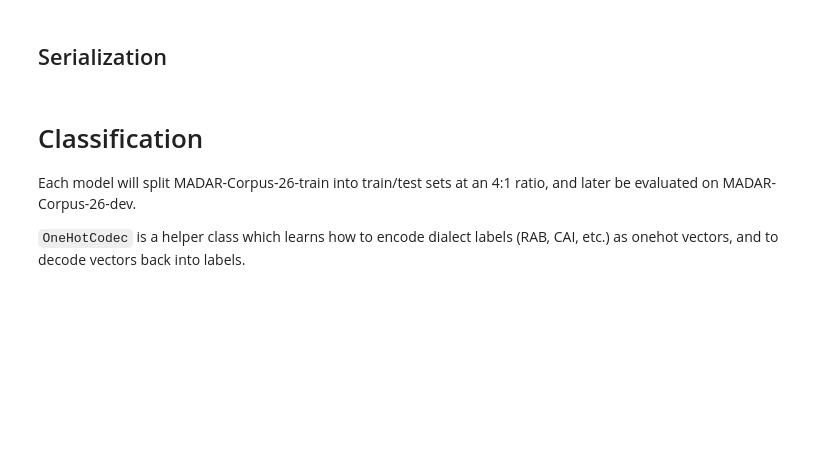
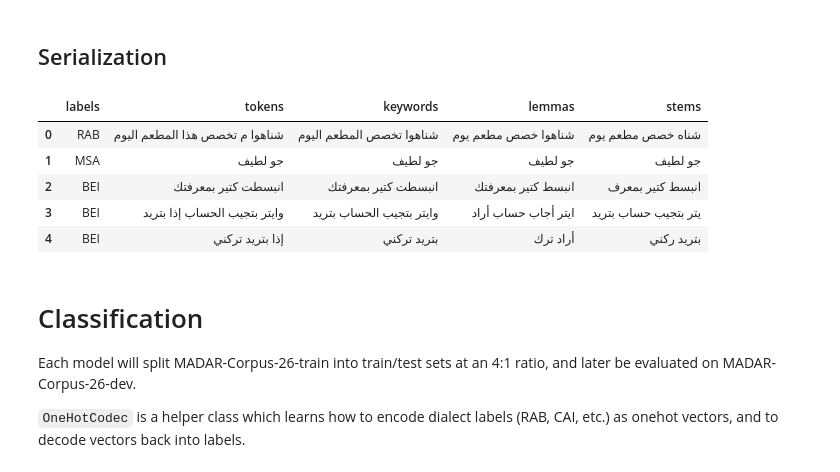
Before and after one commit to stephancurran/arabic-dialects, a Jupyter notebook: ArabicClassifier.ipynb, the cells around one changed output. Drawn from its saved outputs; the diff is of its cells as text; code cells hidden in the pictures; blank space fills up the shorter version.

```diff
--- a/ArabicClassifier.ipynb
+++ b/ArabicClassifier.ipynb
@@ -469,8 +465,18 @@ Total   53042   5908
 ## Serialization
 # %%
 for df in [data_train, data_dev]:
-    df.drop(columns=[H_PHRASES, H_TOKENS], inplace=True)
-    df[H_KEYWORDS] = df[H_KEYWORDS].apply(lambda token_list: " ".join(token_list))
+    df.drop(columns=[H_PHRASES], inplace=True)
+    for col in [H_TOKENS, H_KEYWORDS]:
+        df[col] = df[col].apply(lambda token_list: " ".join(token_list))
+
+data_train.head()
+# %% [output]
+|  | labels | tokens | keywords | lemmas | stems |
+| 0 | RAB | شناهوا م تخصص هذا المطعم اليوم | شناهوا تخصص المطعم اليوم | شناهوا خصص مطعم يوم | شناه خصص مطعم يوم |
+| 1 | MSA | جو لطيف | جو لطيف | جو لطيف | جو لطيف |
+| 2 | BEI | انبسطت كتير بمعرفتك | انبسطت كتير بمعرفتك | انبسط كتير بمعرفتك | انبسط كتير بمعرف |
+| 3 | BEI | وايتر بتجيب الحساب إذا بتريد | وايتر بتجيب الحساب بتريد | ايتر أجاب حساب أراد | يتر بتجيب حساب بتريد |
+| 4 | BEI | إذا بتريد تركني | بتريد تركني | أراد ترك | بتريد ركني |
 # %%
 data_train.to_pickle(DATA_TRAIN_PKL)
 data_dev.to_pickle(DATA_DEV_PKL)
```
Also changed, not shown: parts of 14 cells of this notebook, 1 other file.
